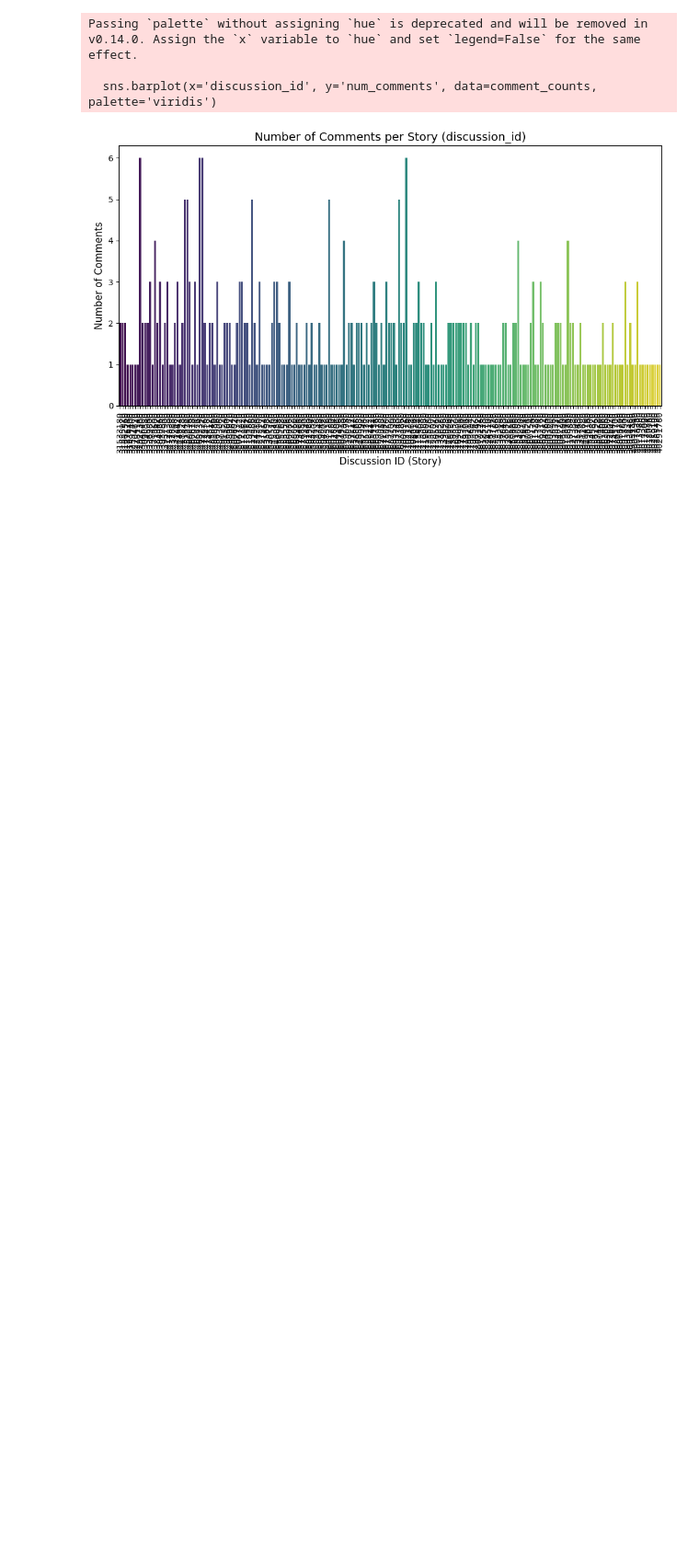
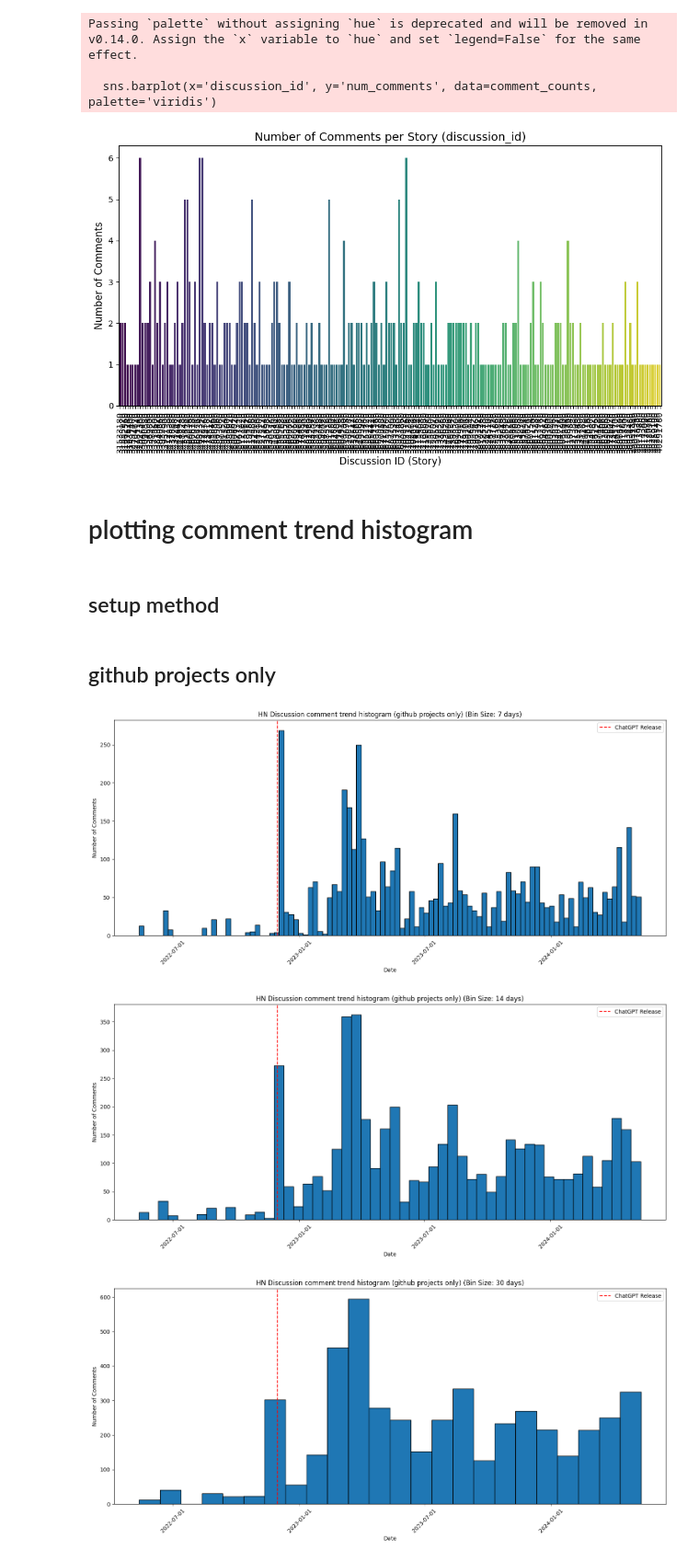
Before and after one commit to MUICT-SERU/SP2024-GPT, a Jupyter notebook: src/2-retrieve-hn-comments/2-retrieve-hackernews-comments.ipynb, the cells around one changed output. Shown at 92% size. Saved outputs shown, nothing was run; the diff lists cells and outputs as text; code cells hidden in the pictures; blank space fills up the shorter version.

```diff
--- a/src/2-retrieve-hn-comments/2-retrieve-hackernews-comments.ipynb
+++ b/src/2-retrieve-hn-comments/2-retrieve-hackernews-comments.ipynb
@@ -26,12 +26,15 @@ NUM_KIDS = 100 # per story
 # json's
 HN_STORIES_JSON = '../../data/hn_stories_dataset_final.json' # contains the raw fetched hn stories and comment ids
 HN_STORIES_GH_JSON = '../../data/hn_stories_dataset_gh_final.json'
+HN_COMMENTS_JSON = '../../data/hn_comments_dataset_final.json'
 HN_COMMENTS_GH_JSON = '../../data/hn_comments_dataset_gh_final.json'
 
 # csv's
 HN_STORIES_CSV = '../../data/hn_stories_dataset_final.csv' # after converting raw json to raw csv
 HN_STORIES_GH_CSV = '../../data/hn_stories_dataset_gh_final.csv' # after converting raw json to raw csv
+HN_COMMENTS_CSV = '../../data/hn_comments_dataset_final.csv' # after converting raw json to raw csv
 HN_COMMENTS_GH_CSV = '../../data/hn_comments_dataset_gh_final.csv' # after converting raw json to raw csv
+HN_COMMENTS_SAMPLED_CSV = '../../data/hn_comments_dataset_stratified_final.csv' # after converting raw json to raw csv
 
 # txt's
 KEYWORDS_TXT = 'ai_keywords.txt' # used to match relevant hn stories titles
@@ -129,10 +132,6 @@ async def retrieve_stories_comments(stories_source_filename, comments_dest_filen
 ## running
 # %%
 try:
-    # Load the original JSON file
-    with open(HN_STORIES_JSON, "r") as file:
-        data = json.load(file)
-
     # Process the stories and fetch comments
     processed_data = await retrieve_stories_comments(HN_STORIES_JSON, HN_COMMENTS_JSON)
 
@@ -144,8 +154,8 @@ except Exception as e:
 # %%
-def count_comments(data):
-    return len(data), sum(len(story['kids_text']) for story in data)
+with open(HN_COMMENTS_GH_JSON) as f:
+    data = json.load(f)
 
-num_stories, num_comments = count_comments(processed_data)
+num_stories, num_comments = count_comments(data)
 print(f"Total number of stories: {num_stories}")
 print(f"Total number of comments: {num_comments}")
 # %% [output]
@@ -154,2 +166,9 @@ Total number of comments: 78541
+# %%
+with open(HN_COMMENTS_JSON) as f:
+    data = json.load(f)
+
+num_stories, num_comments = count_comments(data)
+print(f"Total number of stories: {num_stories}")
+print(f"Total number of comments: {num_comments}")
 # %% [markdown]
 # convert from json to csv
@@ -495,3 +524,7 @@ Passing `palette` without assigning `hue` is deprecated and will be removed in v
 
   sns.barplot(x='discussion_id', y='num_comments', data=comment_counts, palette='viridis')
 [figure]
+# %% [markdown]
+# plotting comment trend histogram
+# %% [markdown]
+## setup method
@@ -497,0 +584,10 @@ Passing `palette` without assigning `hue` is deprecated and will be removed in v
+# %% [markdown]
+## github projects only
+# %%
+plot_comments_histogram("HN Discussion comment trend histogram (github projects only)", HN_COMMENTS_GH_CSV, bin_size_days=7)
+plot_comments_histogram("HN Discussion comment trend histogram (github projects only)", HN_COMMENTS_GH_CSV, bin_size_days=14)
+plot_comments_histogram("HN Discussion comment trend histogram (github projects only)", HN_COMMENTS_GH_CSV, bin_size_days=30)
+# %% [output]
+[figure, added]
+[figure, added]
+[figure, added]
```
Also changed, not shown: parts of 22 cells of this notebook, 3 other files.
